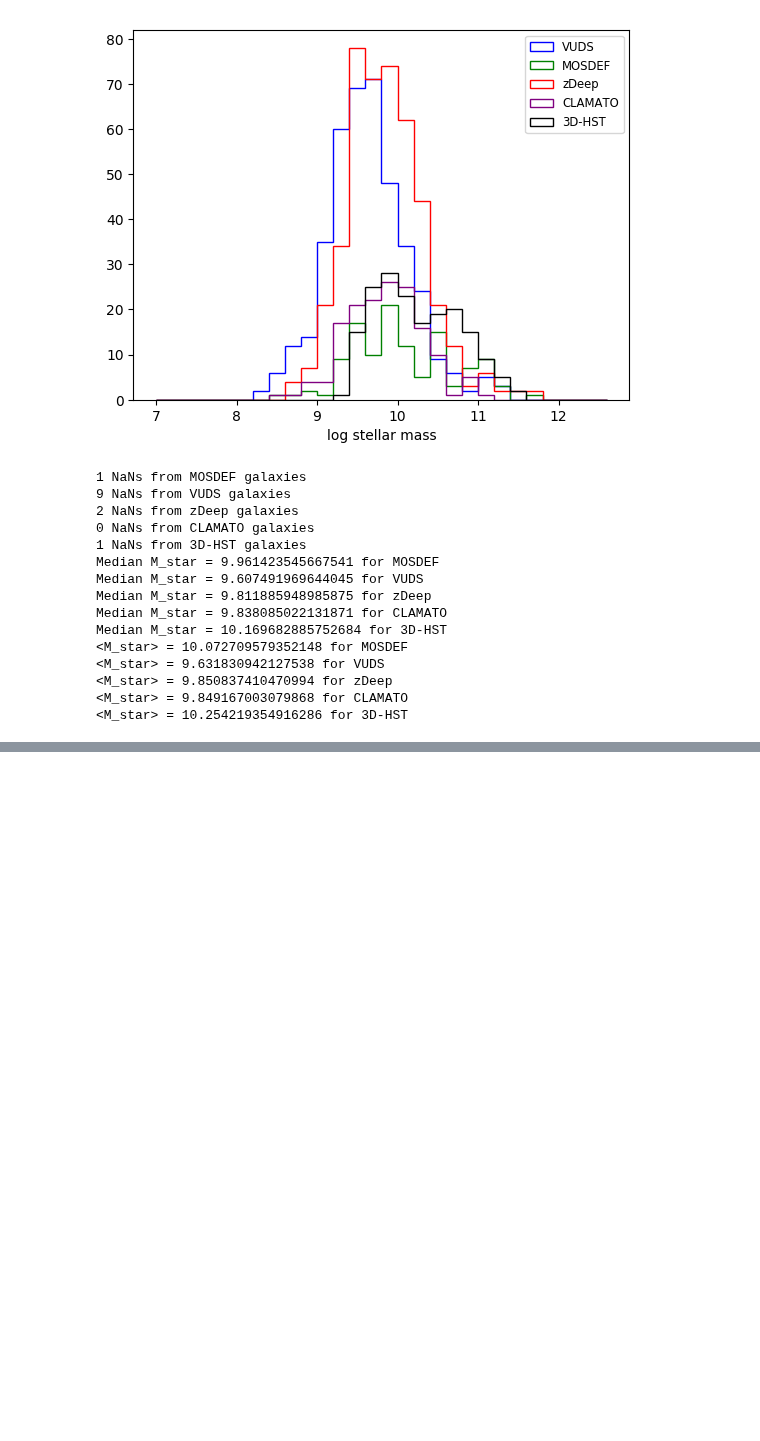
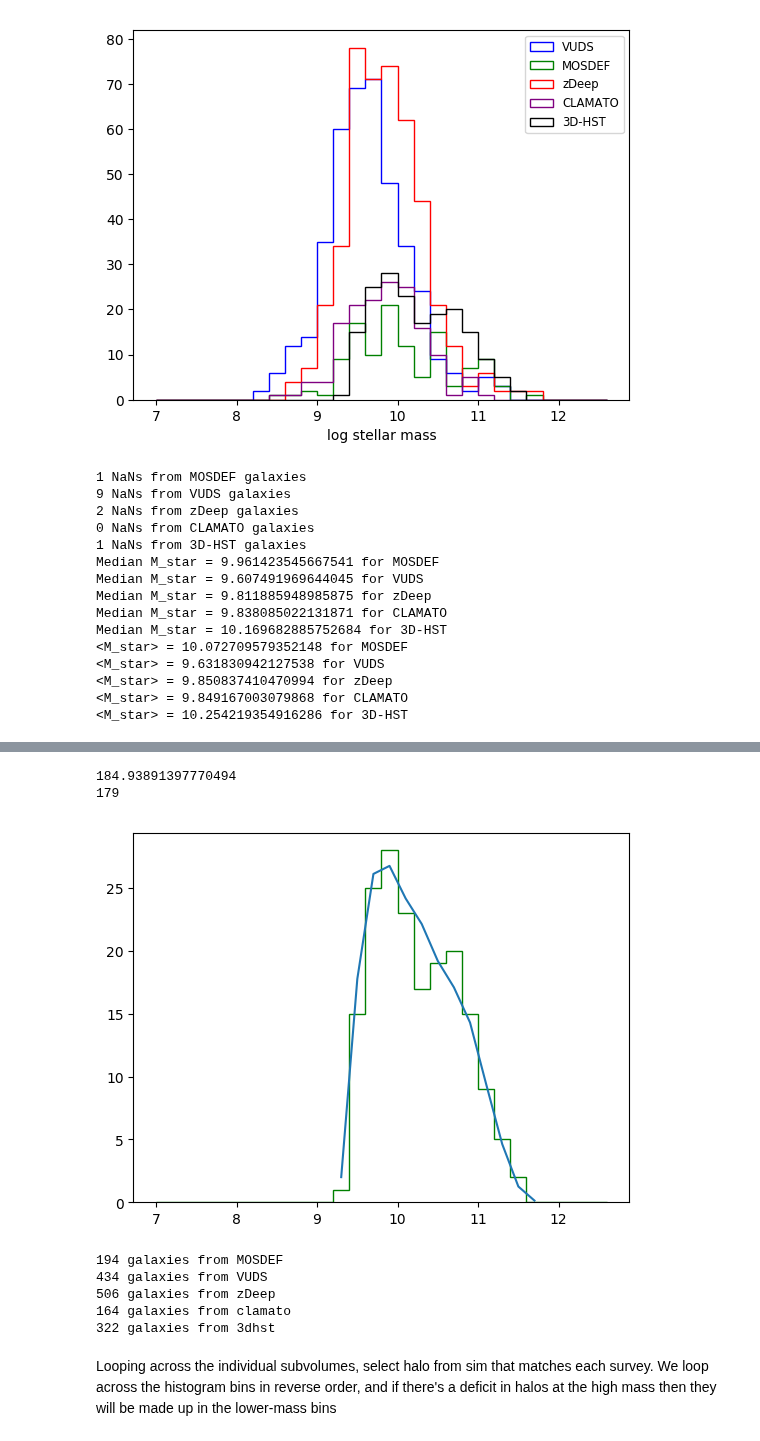
Before and after one commit to kheegan/crosscorr2017, a Jupyter notebook: Create_GalzMocks.ipynb, the cells around one changed output, grey strips where cells are left out. Cells and saved outputs as stored; diff of their text form; code cells hidden in the pictures; blank space fills up the shorter version.

```diff
--- a/Create_GalzMocks.ipynb
+++ b/Create_GalzMocks.ipynb
@@ -204,3 +292,74 @@ Median M_star = 10.169682885752684 for 3D-HST
+# %%
+# Try to fit a polynomial to the 3dhst distribution which is quite jagged
+xx = binctr[11:-4]
+print, xx
+hist_tmp = hist_3dhst[11:-4]
+p_3d = np.polyfit(xx, hist_tmp, 5)
+#polyfit =  p_md[0]*xx**4 + p_md[1]*xx**3 +p_md[2]*xx**2 + p_md[3]*xx + p_md[4]
+polyfit = p_3d[0]*xx**5 + p_3d[1]*xx**4 + p_3d[2]*xx**3 +p_3d[3]*xx**2 + p_3d[4]*xx + p_3d[5]
+
+# Manually fiddle with the fitted distribution :/
+polyfit[np.where(polyfit < 0)] = 0
+polyfit[0]=2
+polyfit[2] = polyfit[2]+2
+polyfit[3] = polyfit[3]+2
+polyfit[4:6] = polyfit[4:6]+1
+
+polyfit[-3] = polyfit[-3]-1
+polyfit[-4] = polyfit[-4]-1
+
+
+print(np.sum(polyfit))
+print(len(mstars_3dhst[~np.isnan(mstars_3dhst)]))
+fig, ax = plt.subplots()
+ax.hist(mstars_3dhst[~np.isnan(mstars_3dhst)], bins = histbins, histtype='step', fill=False,
+        color='green',label='3DHST')
+ax.plot(xx, polyfit)
+
+plt.show()
+
+hist_3dhst_fit = hist_3dhst.copy()
+hist_3dhst_fit[11:-4] = polyfit
+# %% [output]
+184.93891397770494
+179
+[figure, added]
+# %%
+# Rescale the numbers to match actual n_gal used in the cross-correlation
+ngal_mosdef = 195
+ngal_vuds = 435
+ngal_zdeep = 506
+ngal_clamato = 165
+ngal_3dhst = 322
+
+hist_mosdef = np.rint(hist_mosdef_fit * ngal_mosdef/np.sum(hist_mosdef_fit)).astype('int')
+hist_vuds = np.rint(hist_vuds * ngal_vuds/np.sum(hist_vuds)).astype('int')
+hist_zdeep = np.rint(hist_zdeep * ngal_zdeep/np.sum(hist_zdeep)).astype('int')
+hist_clamato = np.rint(hist_clamato * ngal_clamato/np.sum(hist_clamato)).astype('int')
+hist_3dhst = np.rint(hist_3dhst_fit * ngal_3dhst/np.sum(hist_3dhst_fit)).astype('int')
+
+print('{} galaxies from MOSDEF'.format(np.sum(hist_mosdef)))
+print('{} galaxies from VUDS'.format(np.sum(hist_vuds)))
+print('{} galaxies from zDeep'.format(np.sum(hist_zdeep)))
+print('{} galaxies from clamato'.format(np.sum(hist_clamato)))
+print('{} galaxies from 3dhst'.format(np.sum(hist_3dhst)))
+
+# Hack the histogram so that the high-mass end of the bins is effectively open-ended
+hist_mosdef_fit = hist_mosdef_fit[:-4]
+hist_vuds   = hist_vuds[:-4]
+hist_zdeep  = hist_zdeep[:-4]
+hist_clamato = hist_clamato[:-4]
+hist_3dhst_fit   = hist_3dhst_fit[:-4]
+binedges = binedges[:-4]
+binedges[-1]= 12.2
+
+nbins = len(hist_mosdef_fit)
+# %% [output]
+194 galaxies from MOSDEF
+434 galaxies from VUDS
+506 galaxies from zDeep
+164 galaxies from clamato
+322 galaxies from 3dhst
 # %%
 # Generate mock redshift catalogs
 
@@ -222,0 +402,2 @@ ycen_field = np.ndarray.tolist((ylow_field+yhi_field)/2.)
+# %% [markdown]
+Looping across the individual subvolumes, select halo from sim that matches each survey. We loop across the histogram bins in reverse order, and if there's a deficit in halos at the high mass then they will be made up in the lower-mass bins
```
Also changed, not shown: parts of 12 cells of this notebook.
